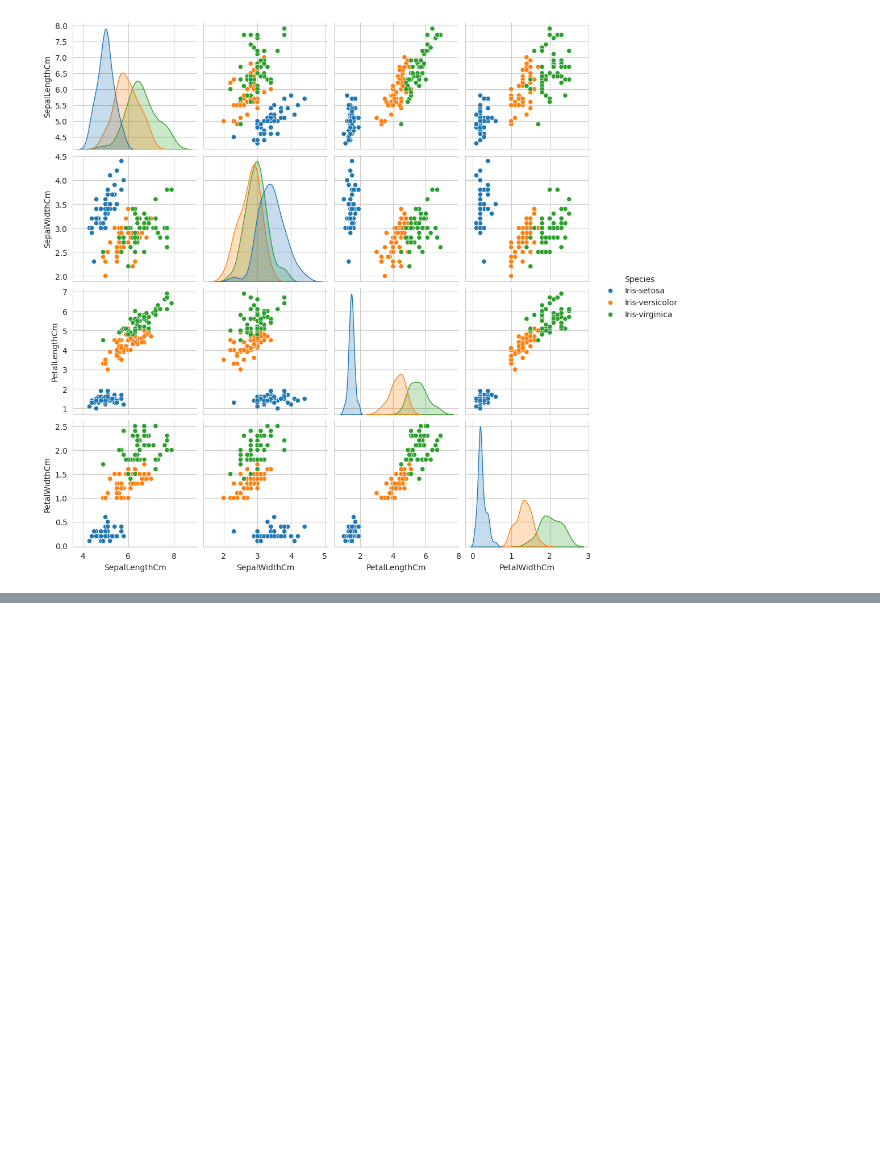
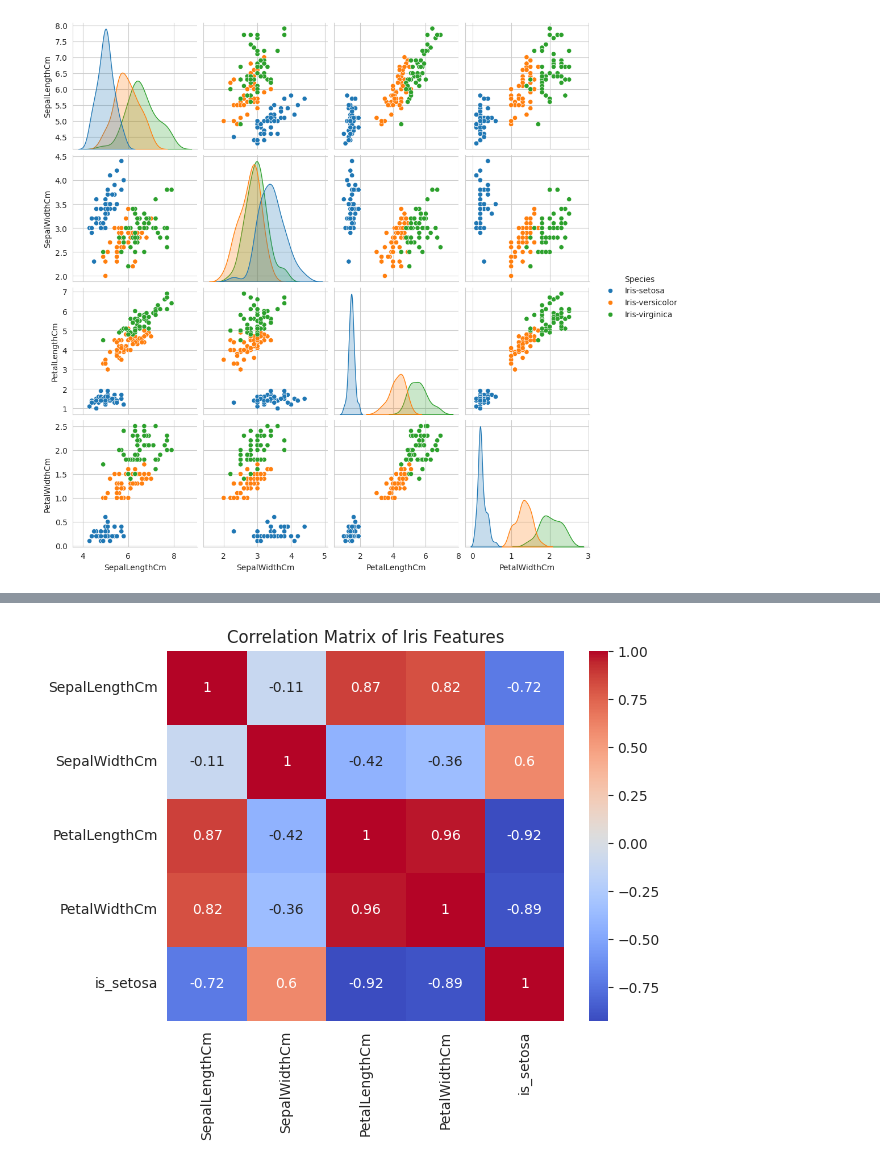
Before and after one commit to Yiting916/data_analysis, a Jupyter notebook: 05-01.LAB_Iris.ipynb, the cells around one changed output, grey strips where cells are left out. Drawn from its saved outputs; the diff is of its cells as text; code cells hidden in the pictures; blank space fills up the shorter version.

```diff
--- a/05-01.LAB_Iris.ipynb
+++ b/05-01.LAB_Iris.ipynb
@@ -98,2 +108,14 @@ plt.show()
+# %%
+#計算四個欄位的相關性係數矩陣
+
+iris["is_setosa"] = (iris["Species"] == "Iris-setosa").astype("int64")
+correlation_matrix = iris[["SepalLengthCm","SepalWidthCm","PetalLengthCm","PetalWidthCm","is_setosa"]].corr()
+
+# Create the heatmap
+sns.heatmap(correlation_matrix, annot=True, cmap="coolwarm")
+plt.title("Correlation Matrix of Iris Features")
+plt.show()
+# %% [output]
+[figure, added]
 # %% [markdown]
 ### ↑ 問題：從上圖可以看出什麼關係？
```
Also changed, not shown: parts of 7 cells of this notebook.
